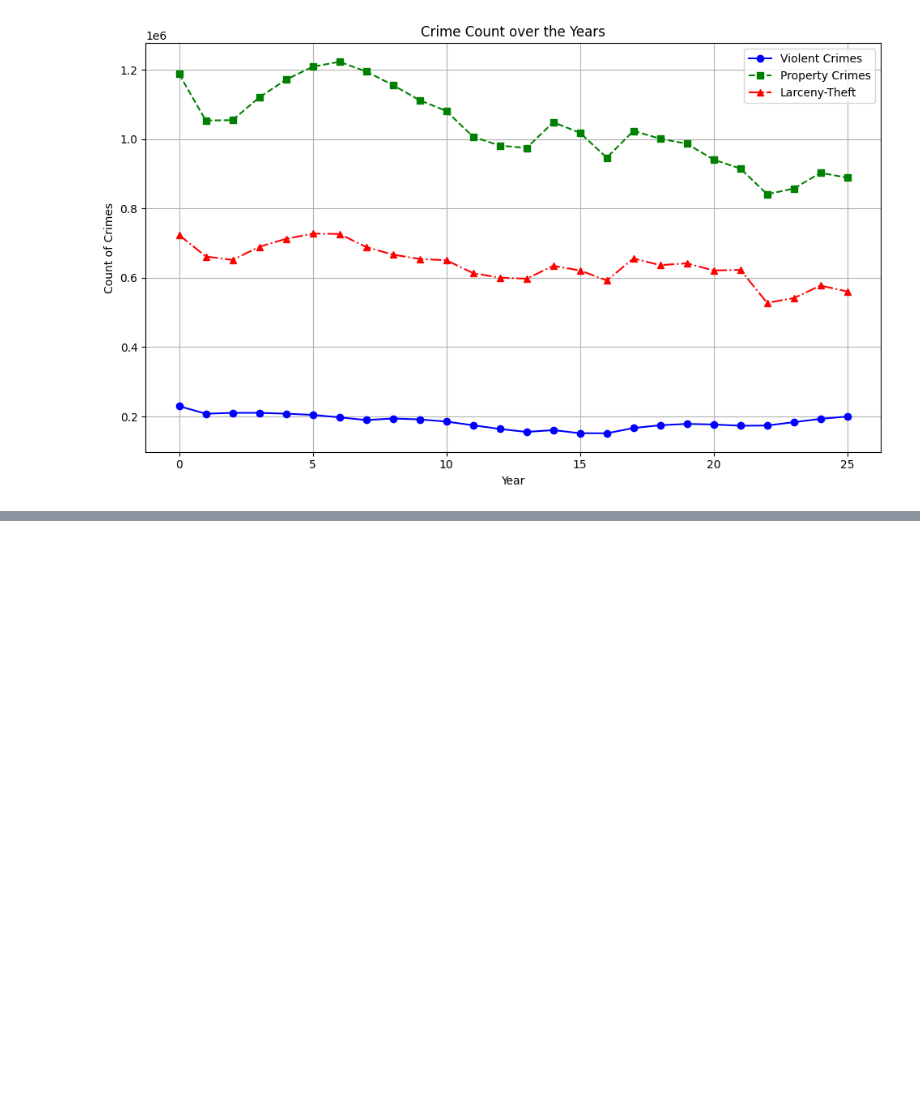
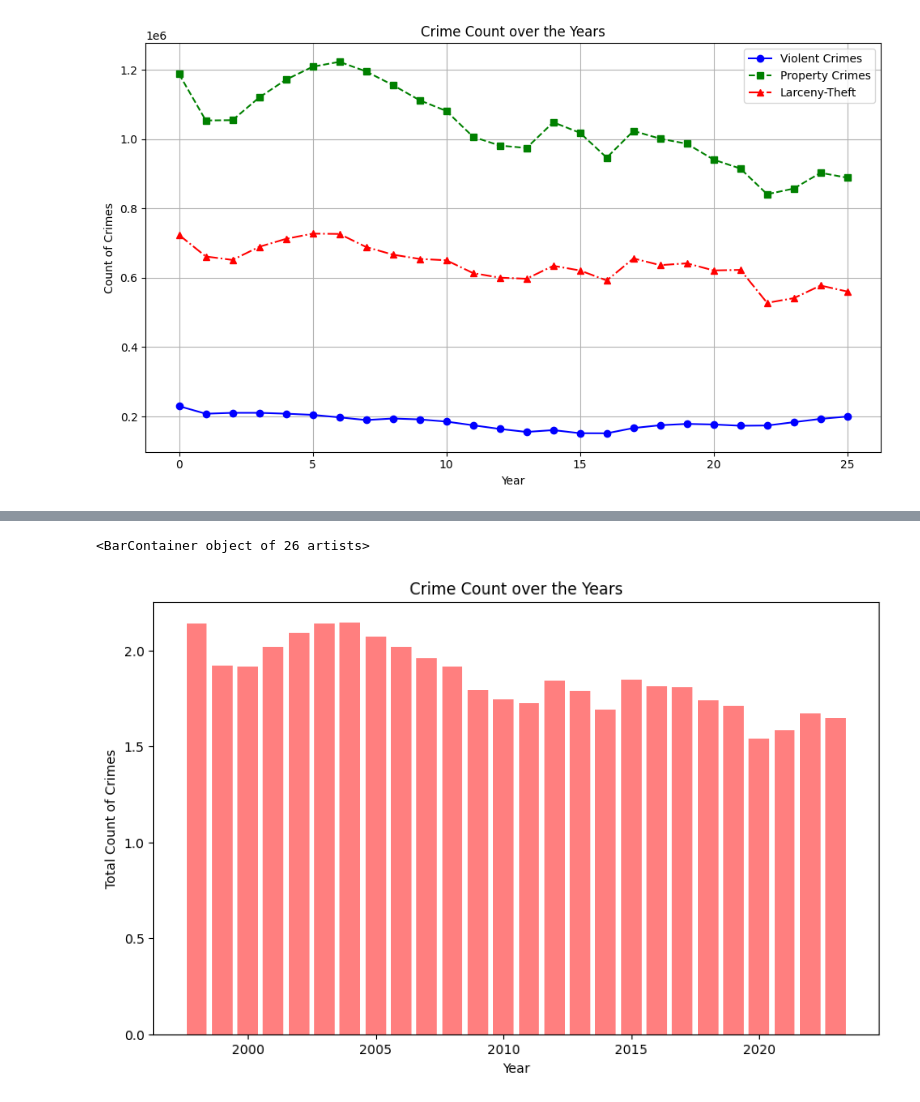
Before and after one commit to EdGonz44/Crime-Chronicles-Inflation-in-the-Golden-State, a Jupyter notebook: group_project_personal_copy/Vis_Data_copy.ipynb, the cells around one changed output, grey strips where cells are left out. Cells and saved outputs as stored; diff of their text form; code cells hidden in the pictures; blank space fills up the shorter version.

```diff
--- a/group_project_personal_copy/Vis_Data_copy.ipynb
+++ b/group_project_personal_copy/Vis_Data_copy.ipynb
@@ -461,0 +480,7 @@ plt.legend()
+# %%
+total_crimes_count = df["Violent_Crimes"] + df["Property Crimes"] + df["Larceny-Theft"]
+total_crimes_count_df = pd.DataFrame(total_crimes_count)
+total_crimes_count_df.columns = ["Total Crime Count"]
+total_crimes_count_df["Year"] = df["Year"]
+total_crimes_count_df["Scaled Count"] = total_crimes_count_df["Total Crime Count"] * 0.000001
+total_crimes_count_df
@@ -461,0 +505,11 @@ plt.legend()
+# %%
+# total_crime
+plt.figure(figsize=(10, 6))
+plt.xlabel("Year")
+plt.ylabel("Total Count of Crimes")
+plt.title("Crime Count over the Years")
+
+plt.bar(total_crimes_count_df["Year"], total_crimes_count_df["Scaled Count"], color='r', alpha=0.5, align="center")
+# %% [output]
+<BarContainer object of 26 artists>
+[figure, added]
```
Also changed, not shown: parts of 6 cells of this notebook.
